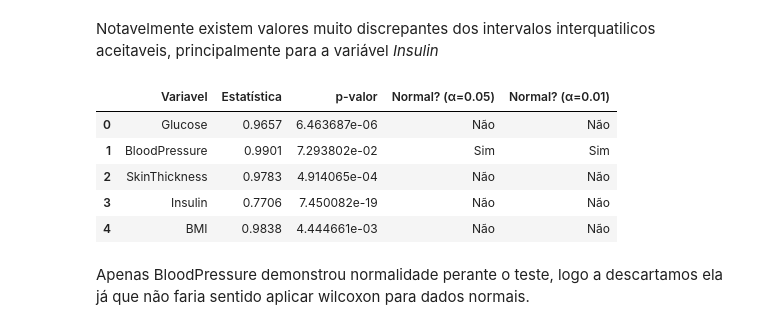
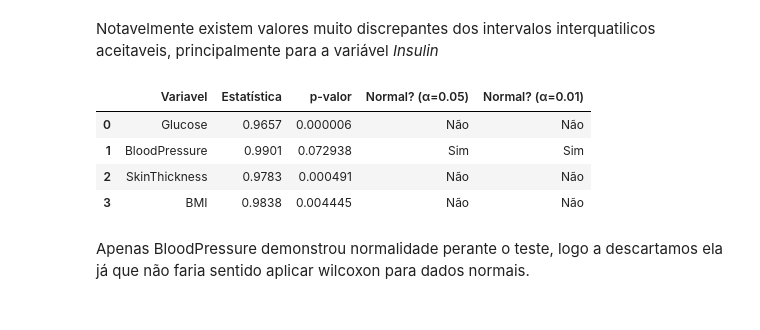
Before and after one commit to ArthurCordeiro-exe/inference-statistic, a Jupyter notebook: pesquisa.ipynb, the cells around one changed output. Drawn from its saved outputs; the diff is of its cells as text; code cells hidden in the pictures.

```diff
--- a/pesquisa.ipynb
+++ b/pesquisa.ipynb
@@ -205,3 +205,19 @@ plt.tight_layout()
 plt.show()
 # %% [output]
 [figure]
+# %%
+from scipy import stats
+
+fig, axes = plt.subplots(2, 3, figsize=(15, 12))
+axes = axes.flatten()
+
+for i, col in enumerate(num_cols):
+    skewness = df[col].skew()
+    stats.probplot(df[col].dropna(), dist="norm", plot=axes[i])
+    axes[i].set_title(f"{col}\nAssimetria: {skewness:.4f}")
+
+for j in range(len(num_cols), len(axes)):
+    fig.delaxes(axes[j])
+
+plt.tight_layout()
+plt.show()
@@ -208,33 +226,36 @@ plt.show()
 # %% [markdown]
 Notavelmente existem valores muito discrepantes dos intervalos interquatilicos aceitaveis, principalmente para a variável *Insulin*
+# %%
+df = df.drop(columns=['Insulin'], axis=1)
 # %%
 from scipy.stats import shapiro
 
 resultados = []
+
+num_cols = df.select_dtypes(include='number').columns
 
 for col in num_cols:
     dados = df[col]
 
     stat, pvalue = shapiro(dados)
 
     resultados.append({
         'Variavel': col,
         'Estatística': round(stat, 4),
         'p-valor': pvalue,
         'Normal? (α=0.05)': 'Sim' if pvalue > 0.05 else 'Não',
         'Normal? (α=0.01)': 'Sim' if pvalue > 0.01 else 'Não'
     })
 
 resultado_df = pd.DataFrame(resultados)
 
 resultado_df
 # %% [output]
 |  | Variavel | Estatística | p-valor | Normal? (α=0.05) | Normal? (α=0.01) |
-| 0 | Glucose | 0.9657 | 6.463687e-06 | Não | Não |
-| 1 | BloodPressure | 0.9901 | 7.293802e-02 | Sim | Sim |
-| 2 | SkinThickness | 0.9783 | 4.914065e-04 | Não | Não |
-| 3 | Insulin | 0.7706 | 7.450082e-19 | Não | Não |
-| 4 | BMI | 0.9838 | 4.444661e-03 | Não | Não |
+| 0 | Glucose | 0.9657 | 0.000006 | Não | Não |
+| 1 | BloodPressure | 0.9901 | 0.072938 | Sim | Sim |
+| 2 | SkinThickness | 0.9783 | 0.000491 | Não | Não |
+| 3 | BMI | 0.9838 | 0.004445 | Não | Não |
 # %% [markdown]
 Apenas BloodPressure demonstrou normalidade perante o teste, logo a descartamos ela já que não faria sentido aplicar wilcoxon para dados normais.
 # %%
```
Also changed, not shown: parts of 3 cells of this notebook.
